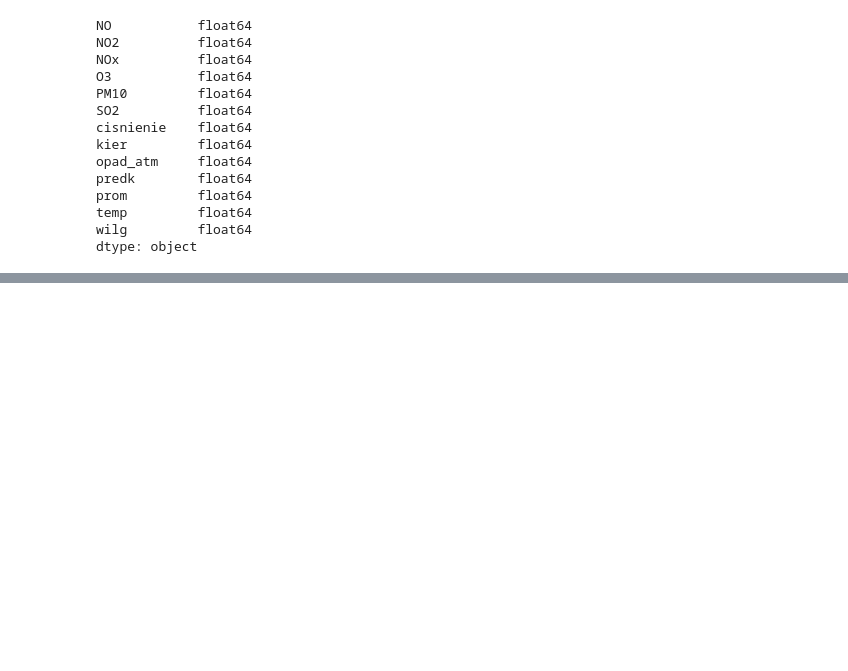
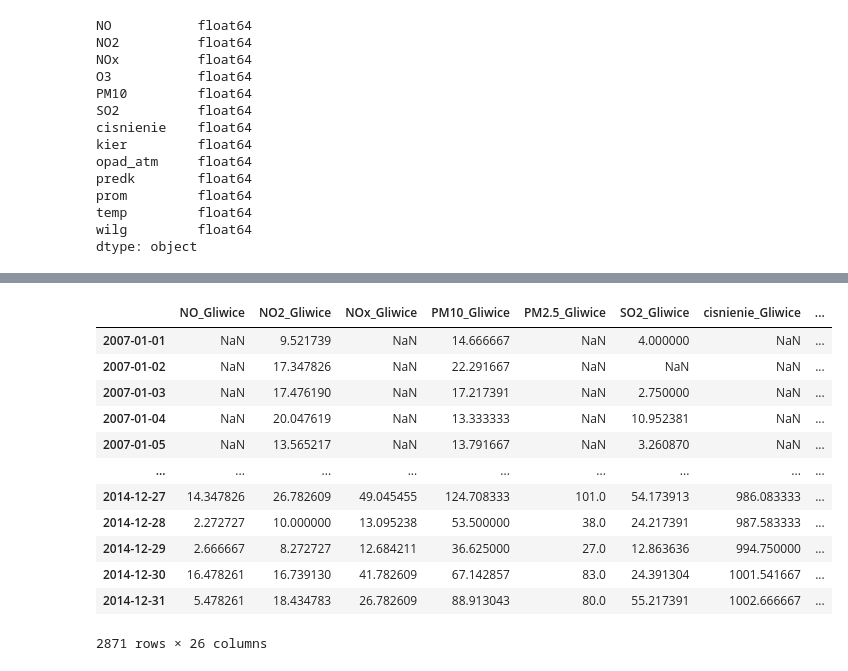
Before and after one commit to panierka/AirQualityComparativeAnalysis, a Jupyter notebook: main.ipynb, the cells around one changed output, grey strips where cells are left out. Saved outputs shown, nothing was run; the diff lists cells and outputs as text; code cells hidden in the pictures; blank space fills up the shorter version.

```diff
--- a/main.ipynb
+++ b/main.ipynb
@@ -76,0 +111,17 @@ df_tychy['temp'] = df_tychy['temp'].str.replace(',', '.').astype(float)
+# %%
+df = pd.merge(df_gliwice, df_tychy, left_index=True, right_index=True)
+df
+# %% [output]
+|  | NO_Gliwice | NO2_Gliwice | NOx_Gliwice | PM10_Gliwice | PM2.5_Gliwice | SO2_Gliwice | cisnienie_Gliwice | ... |
+| 2007-01-01 | NaN | 9.521739 | NaN | 14.666667 | NaN | 4.000000 | NaN | ... |
+| 2007-01-02 | NaN | 17.347826 | NaN | 22.291667 | NaN | NaN | NaN | ... |
+| 2007-01-03 | NaN | 17.476190 | NaN | 17.217391 | NaN | 2.750000 | NaN | ... |
+| 2007-01-04 | NaN | 20.047619 | NaN | 13.333333 | NaN | 10.952381 | NaN | ... |
+| 2007-01-05 | NaN | 13.565217 | NaN | 13.791667 | NaN | 3.260870 | NaN | ... |
+| ... | ... | ... | ... | ... | ... | ... | ... | ... |
+| 2014-12-27 | 14.347826 | 26.782609 | 49.045455 | 124.708333 | 101.0 | 54.173913 | 986.083333 | ... |
+| 2014-12-28 | 2.272727 | 10.000000 | 13.095238 | 53.500000 | 38.0 | 24.217391 | 987.583333 | ... |
+| 2014-12-29 | 2.666667 | 8.272727 | 12.684211 | 36.625000 | 27.0 | 12.863636 | 994.750000 | ... |
+| 2014-12-30 | 16.478261 | 16.739130 | 41.782609 | 67.142857 | 83.0 | 24.391304 | 1001.541667 | ... |
+| 2014-12-31 | 5.478261 | 18.434783 | 26.782609 | 88.913043 | 80.0 | 55.217391 | 1002.666667 | ... |
+2871 rows × 26 columns
```
Also changed, not shown: parts of 4 cells of this notebook.
